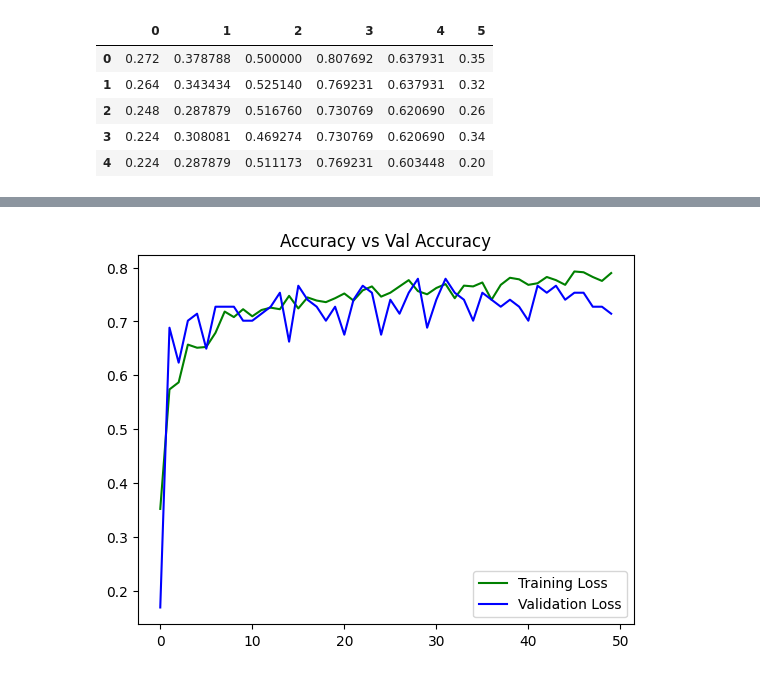
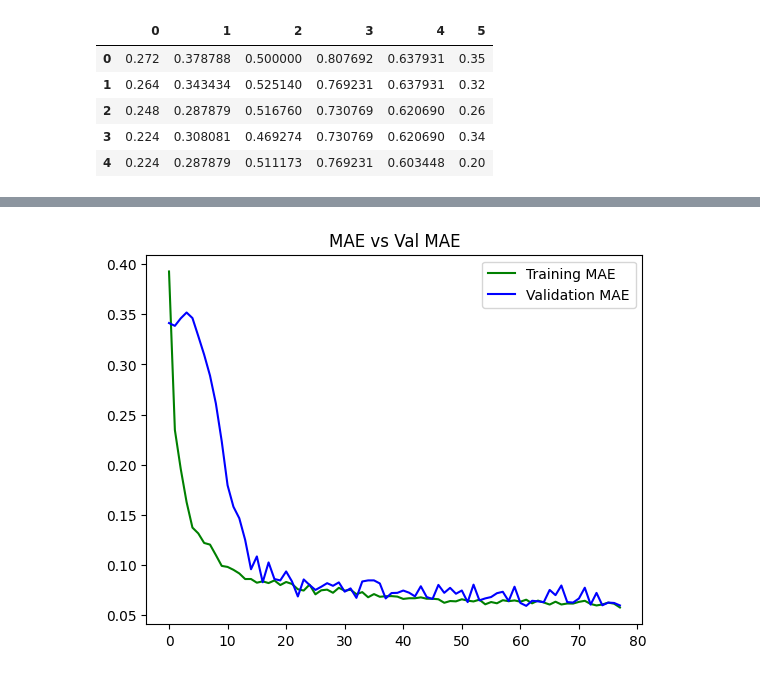
Before and after one commit to nrkahfirhmd/agriclime-ml, a Jupyter notebook: forecast.ipynb, the cells around one changed output, grey strips where cells are left out. Drawn from its saved outputs; the diff is of its cells as text; code cells hidden in the pictures.

Commit message:
forecast model tuned

```diff
--- a/forecast.ipynb
+++ b/forecast.ipynb
@@ -59,12 +59,12 @@ def create_sequences(data, sequence_length, forecast_horizon):
 
     return np.array(X), np.array(y)
 # %%
-sequence_length = 5
+sequence_length = 6
 forecast_horizon = 1
 
 X, y = create_sequences(train_scaled, sequence_length, forecast_horizon)
 # %%
-split_ratio = 0.9
+split_ratio = 0.8
 split = int(split_ratio * len(X))
 
 x_train, x_test = X[:split], X[split:]
@@ -111,3 +142,13 @@ _________________________________________________________________
+# %%
+from tensorflow.keras.callbacks import Callback
+
+class CustomEarlyStopping(Callback):
+    def on_epoch_end(self, epoch, logs):
+        if logs['mae'] <= 0.060 and logs['val_mae'] <= 0.060:
+            self.model.stop_training = True
+
+custom_early_stopping = CustomEarlyStopping()
 # %%
-history = model.fit(x_train, y_train, validation_data=(x_test, y_test), epochs=50, batch_size=16, verbose=1)
+history = model.fit(x_train, y_train, validation_data=(x_test, y_test), epochs=100, batch_size=16, verbose=1, callbacks=[custom_early_stopping])
+# history = model.fit(x_train, y_train, validation_data=(x_test, y_test), epochs=100, batch_size=16, verbose=1, callbacks=[reduce_lr])
 # %% [output]
@@ -139,9 +180,9 @@ plt.show()
 # %%
-plt.plot(history.history['accuracy'], color='g', label='Training Loss')
-plt.plot(history.history['val_accuracy'], color='b', label='Validation Loss')
-plt.title("Accuracy vs Val Accuracy")
+plt.plot(history.history['mae'], color='g', label='Training MAE')
+plt.plot(history.history['val_mae'], color='b', label='Validation MAE')
+plt.title("MAE vs Val MAE")
 plt.legend()
 plt.show()
 # %% [output]
-[figure, old version]
+[figure, new version]
 # %%
```
Also changed, not shown: parts of 7 cells of this notebook, 2 other files.
